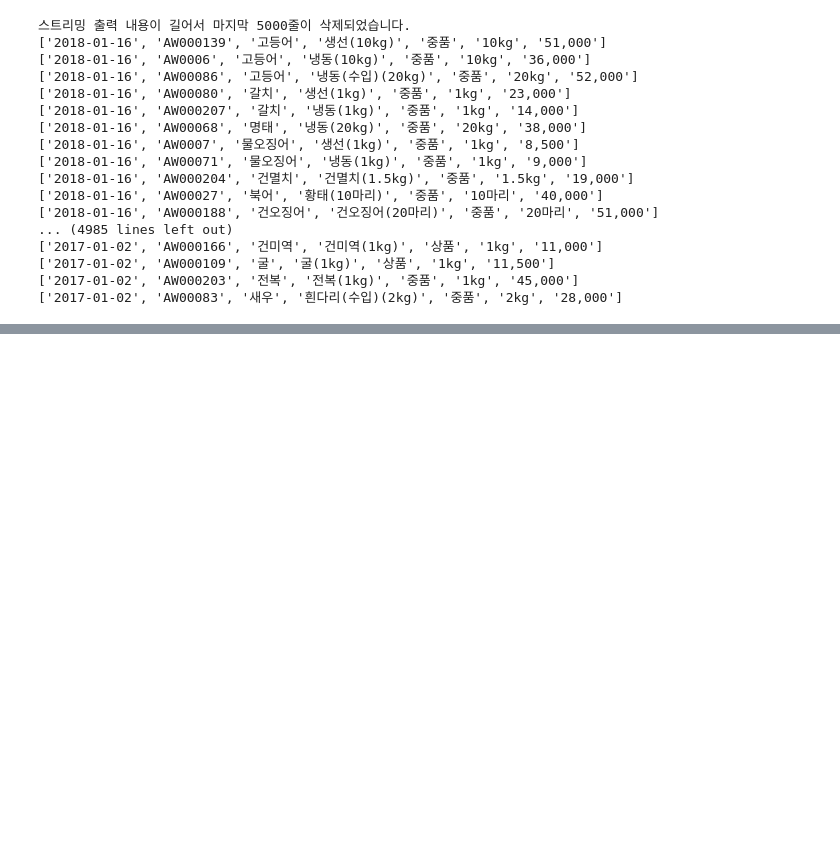
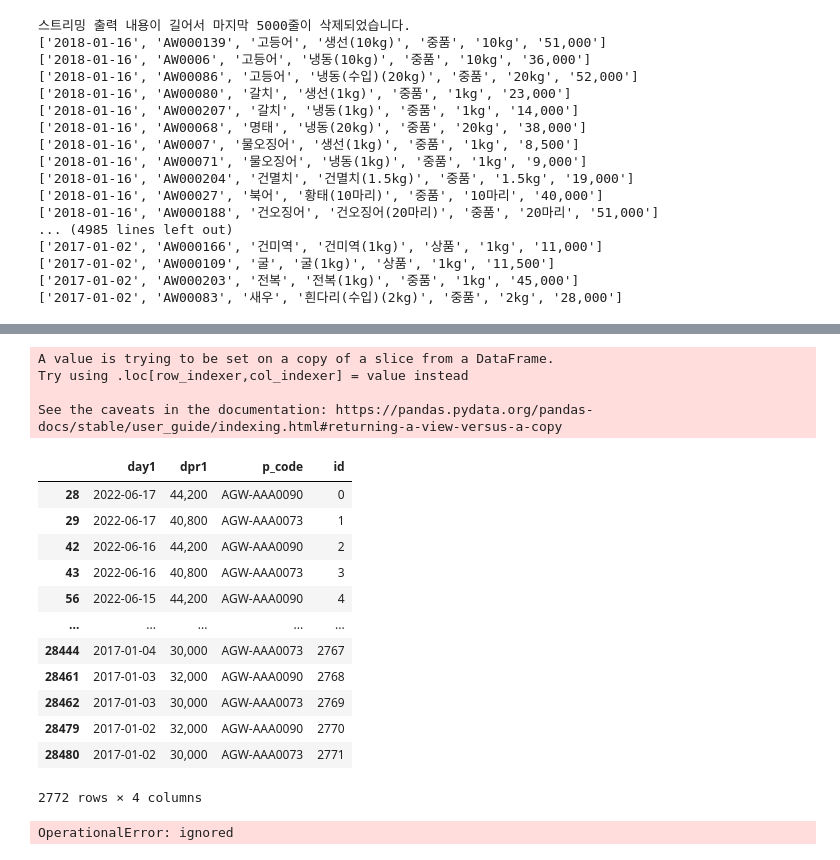
Before and after one commit to indiaprince/WholeSale_Crawling, a Jupyter notebook: Crawling.ipynb, the cells around one changed output, grey strips where cells are left out. Cells and saved outputs as stored; diff of their text form; code cells hidden in the pictures; blank space fills up the shorter version.

```diff
--- a/Crawling.ipynb
+++ b/Crawling.ipynb
@@ -899,0 +862,27 @@ conn.close()
+# %%
+rice = total[total['item_name']=='쌀']
+sample = rice[['day1','dpr1','p_code']]
+# %%
+price = sample[sample['dpr1']!='-']
+# %%
+idx = [i for i in range(len(price))]
+price['id']  = idx
+price
+# %% [output]
+A value is trying to be set on a copy of a slice from a DataFrame.
+Try using .loc[row_indexer,col_indexer] = value instead
+
+See the caveats in the documentation: https://pandas.pydata.org/pandas-docs/stable/user_guide/indexing.html#returning-a-view-versus-a-copy
+|  | day1 | dpr1 | p_code | id |
+| 28 | 2022-06-17 | 44,200 | AGW-AAA0090 | 0 |
+| 29 | 2022-06-17 | 40,800 | AGW-AAA0073 | 1 |
+| 42 | 2022-06-16 | 44,200 | AGW-AAA0090 | 2 |
+| 43 | 2022-06-16 | 40,800 | AGW-AAA0073 | 3 |
+| 56 | 2022-06-15 | 44,200 | AGW-AAA0090 | 4 |
+| ... | ... | ... | ... | ... |
+| 28444 | 2017-01-04 | 30,000 | AGW-AAA0073 | 2767 |
+| 28461 | 2017-01-03 | 32,000 | AGW-AAA0090 | 2768 |
+| 28462 | 2017-01-03 | 30,000 | AGW-AAA0073 | 2769 |
+| 28479 | 2017-01-02 | 32,000 | AGW-AAA0090 | 2770 |
+| 28480 | 2017-01-02 | 30,000 | AGW-AAA0073 | 2771 |
+2772 rows × 4 columns
@@ -899,0 +901,11 @@ conn.close()
+# %%
+sql = "INSERT INTO public_api.price (id,	date,	price,	p_code) VALUES (%s, %s, %s, %s)"
+
+for i in range(len(price)):
+  cursor.execute(sql,(price.iloc[i]['id'], price.iloc[i]['day1'], price.iloc[i]['dpr1'], price.iloc[i]['p_code']))
+  conn.commit()
+cursor.execute(sql)
+conn.commit()
+conn.close()
+# %% [output]
+OperationalError: ignored
```
Also changed, not shown: parts of 49 cells of this notebook.
